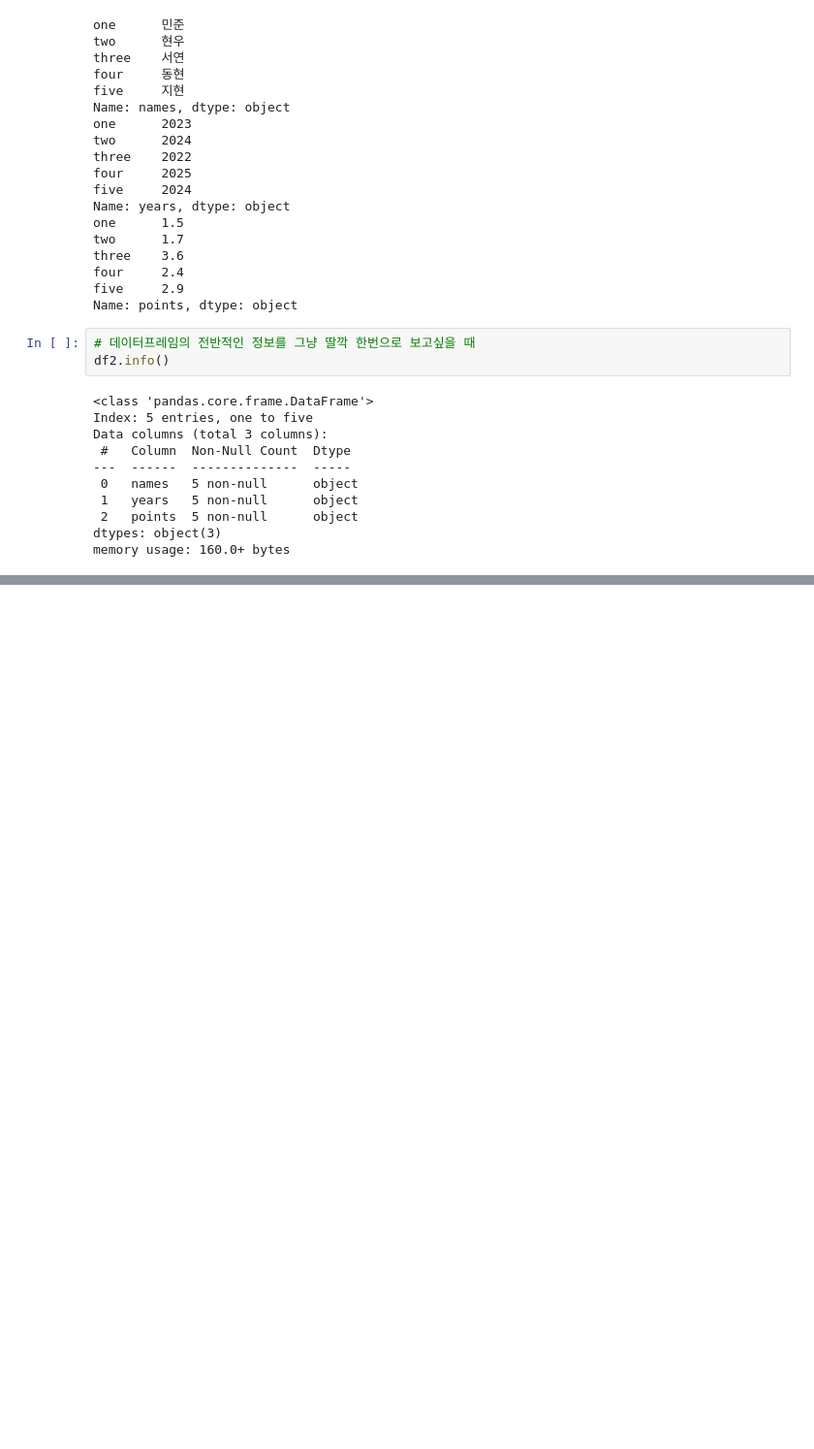
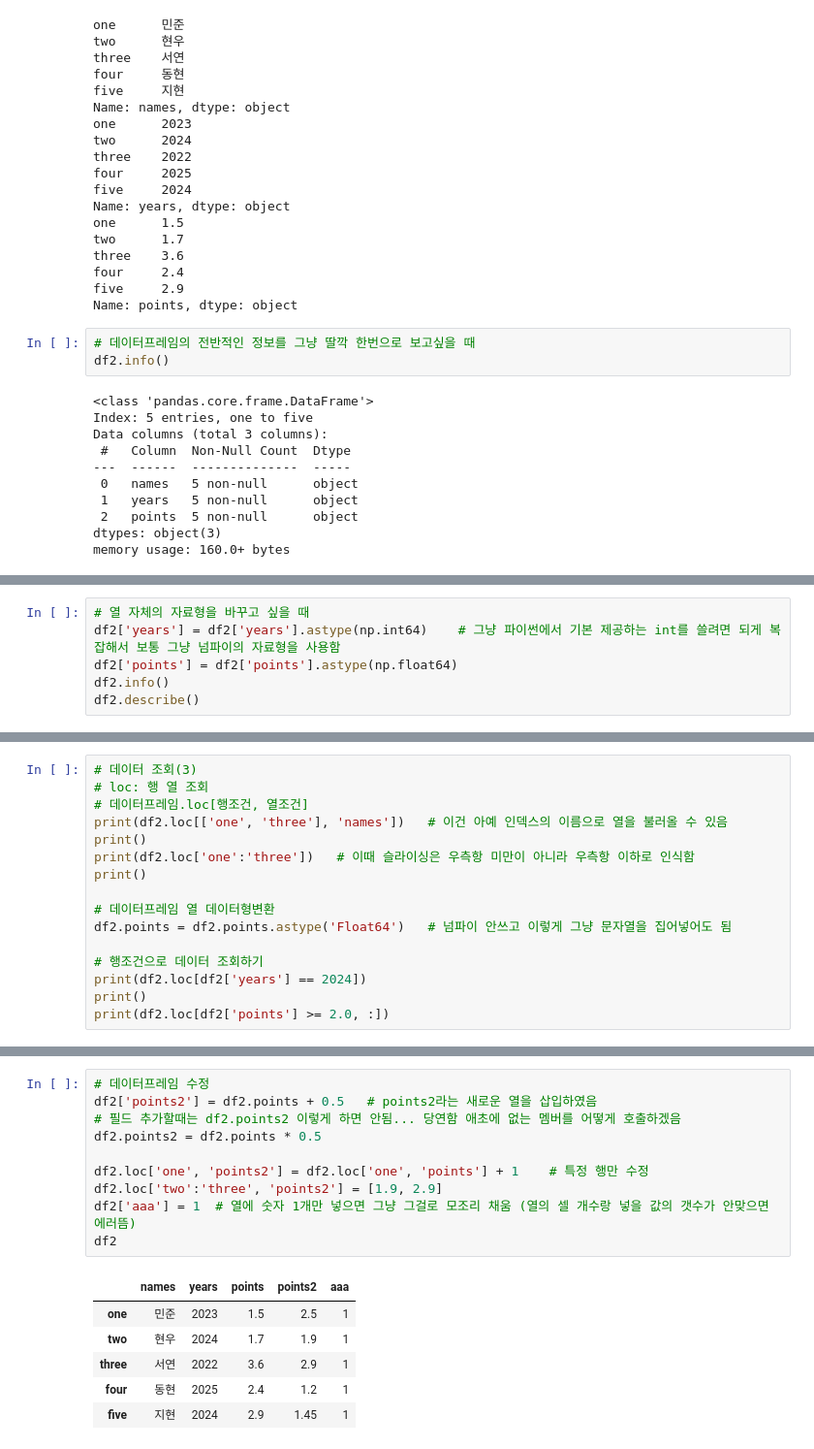
Before and after one commit to BosuMamemon/python_work, a Jupyter notebook: python_work/02-25 pandas.ipynb, the cells around one changed output, grey strips where cells are left out. Shown at 97% size. Saved outputs shown, nothing was run; the diff lists cells and outputs as text; blank space fills up the shorter version.

```diff
--- a/python_work/02-25 pandas.ipynb
+++ b/python_work/02-25 pandas.ipynb
@@ -189,0 +257,6 @@ character_df.to_excel('data/character_df.xlsx', index=False)
+# %%
+# 열 자체의 자료형을 바꾸고 싶을 때
+df2['years'] = df2['years'].astype(np.int64)    # 그냥 파이썬에서 기본 제공하는 int를 쓸려면 되게 복잡해서 보통 그냥 넘파이의 자료형을 사용함
+df2['points'] = df2['points'].astype(np.float64)
+df2.info()
+df2.describe()
@@ -189,0 +332,16 @@ character_df.to_excel('data/character_df.xlsx', index=False)
+# %%
+# 데이터 조회(3)
+# loc: 행 열 조회
+# 데이터프레임.loc[행조건, 열조건]
+print(df2.loc[['one', 'three'], 'names'])   # 이건 아예 인덱스의 이름으로 열을 불러올 수 있음
+print()
+print(df2.loc['one':'three'])   # 이때 슬라이싱은 우측항 미만이 아니라 우측항 이하로 인식함
+print()
+
+# 데이터프레임 열 데이터형변환
+df2.points = df2.points.astype('Float64')   # 넘파이 안쓰고 이렇게 그냥 문자열을 집어넣어도 됨
+
+# 행조건으로 데이터 조회하기
+print(df2.loc[df2['years'] == 2024])
+print()
+print(df2.loc[df2['points'] >= 2.0, :])
@@ -189,0 +429,17 @@ character_df.to_excel('data/character_df.xlsx', index=False)
+# %%
+# 데이터프레임 수정
+df2['points2'] = df2.points + 0.5   # points2라는 새로운 열을 삽입하였음
+# 필드 추가할때는 df2.points2 이렇게 하면 안됨... 당연함 애초에 없는 멤버를 어떻게 호출하겠음
+df2.points2 = df2.points * 0.5
+
+df2.loc['one', 'points2'] = df2.loc['one', 'points'] + 1    # 특정 행만 수정
+df2.loc['two':'three', 'points2'] = [1.9, 2.9]
+df2['aaa'] = 1  # 열에 숫자 1개만 넣으면 그냥 그걸로 모조리 채움 (열의 셀 개수랑 넣을 값의 갯수가 안맞으면 에러뜸)
+df2
+# %% [output]
+|  | names | years | points | points2 | aaa |
+| one | 민준 | 2023 | 1.5 | 2.5 | 1 |
+| two | 현우 | 2024 | 1.7 | 1.9 | 1 |
+| three | 서연 | 2022 | 3.6 | 2.9 | 1 |
+| four | 동현 | 2025 | 2.4 | 1.2 | 1 |
+| five | 지현 | 2024 | 2.9 | 1.45 | 1 |
```
Also changed, not shown: parts of 28 cells of this notebook, 13 other files.
